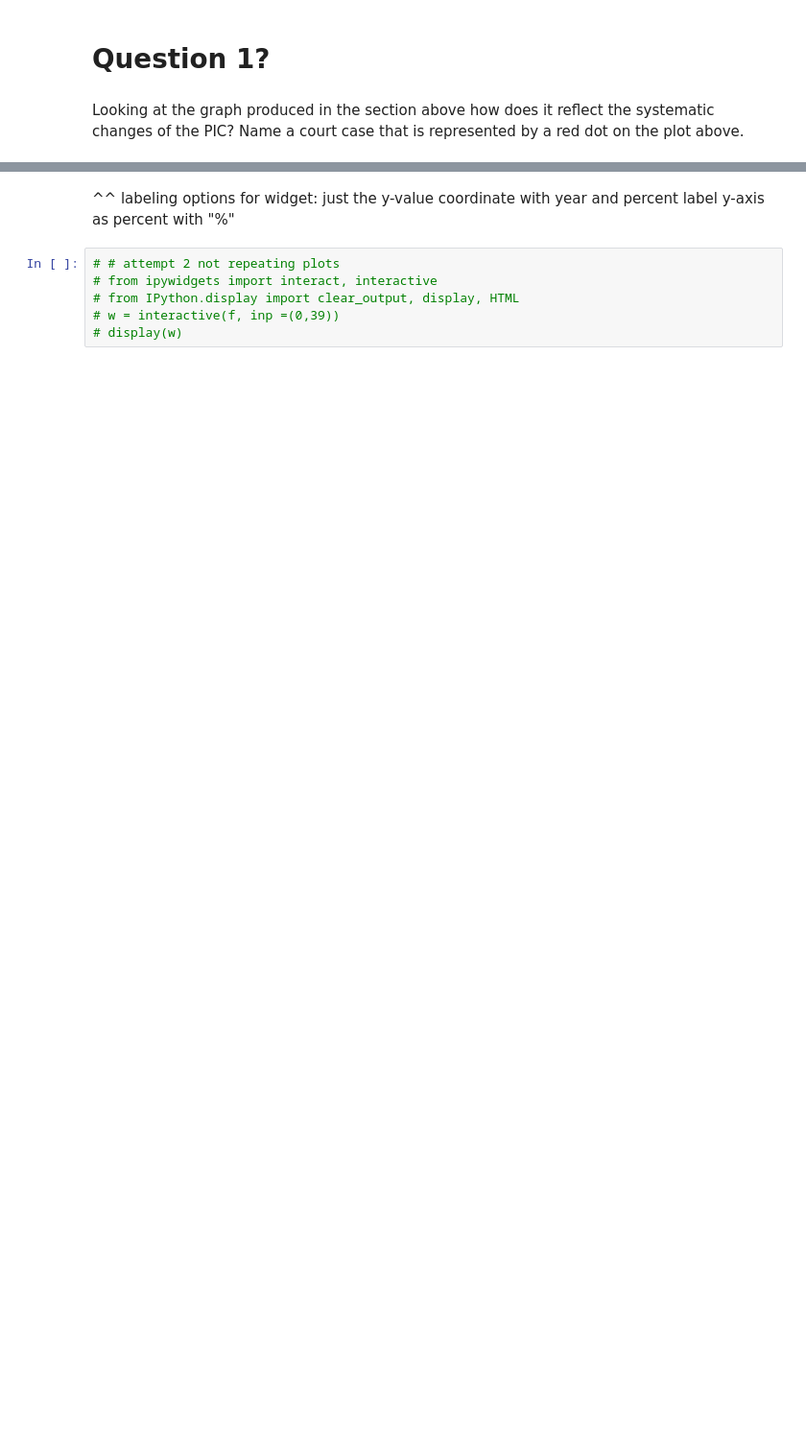
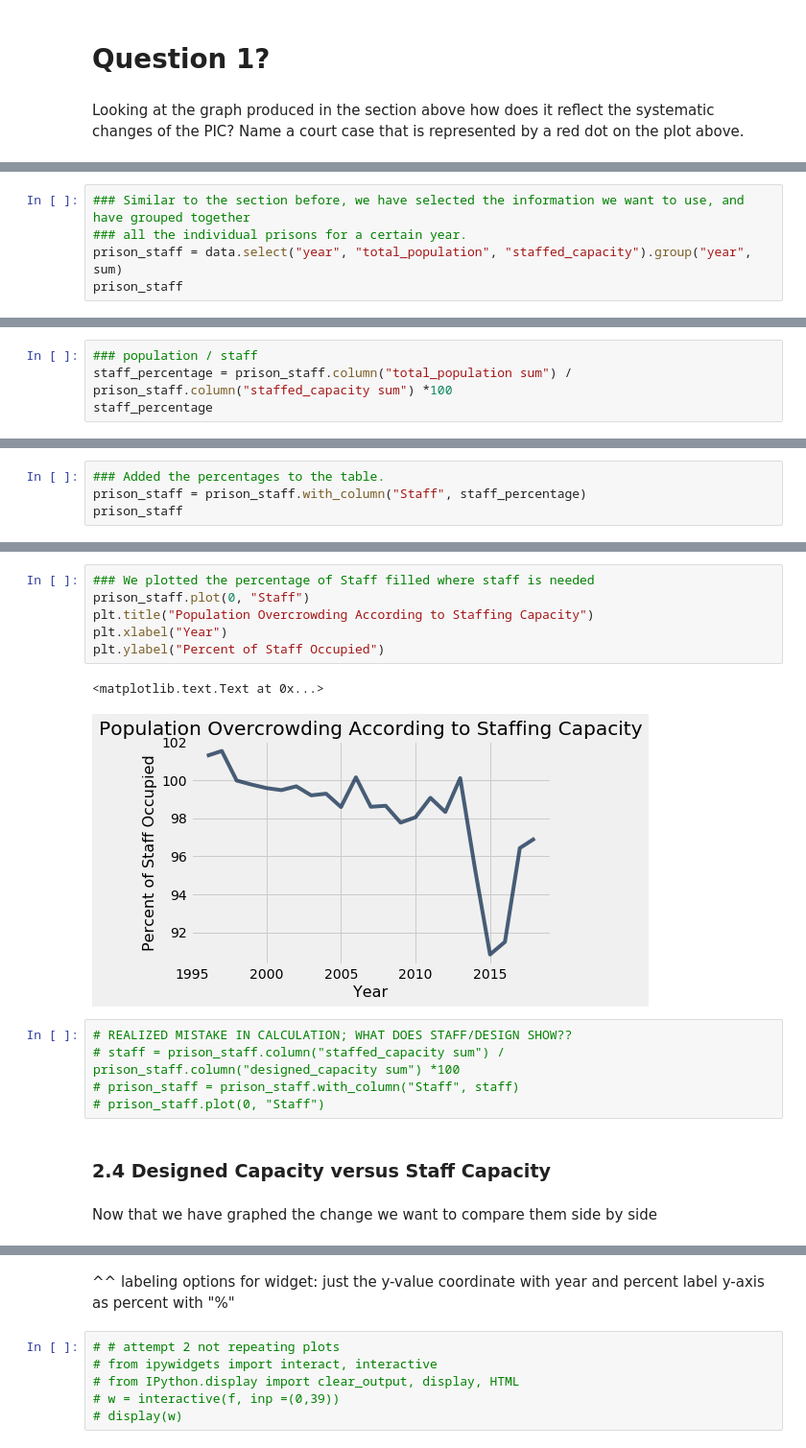
Before and after one commit to ds-modules/ES-21AC-SP19, a Jupyter notebook: incarceration.ipynb, the cells around one changed output, grey strips where cells are left out. Shown: that part at 96% size. Cells and saved outputs as stored; diff of their text form; blank space fills up the shorter version.

```diff
--- a/incarceration.ipynb
+++ b/incarceration.ipynb
@@ -222,0 +277,5 @@ y.plot(0, "Staff")
+# %%
+### Similar to the section before, we have selected the information we want to use, and have grouped together
+### all the individual prisons for a certain year.
+prison_staff = data.select("year", "total_population", "staffed_capacity").group("year", sum)
+prison_staff
@@ -222,0 +295,4 @@ y.plot(0, "Staff")
+# %%
+### population / staff
+staff_percentage = prison_staff.column("total_population sum") / prison_staff.column("staffed_capacity sum") *100
+staff_percentage
@@ -222,0 +306,4 @@ y.plot(0, "Staff")
+# %%
+### Added the percentages to the table.
+prison_staff = prison_staff.with_column("Staff", staff_percentage)
+prison_staff
@@ -222,0 +323,18 @@ y.plot(0, "Staff")
+# %%
+### We plotted the percentage of Staff filled where staff is needed
+prison_staff.plot(0, "Staff")
+plt.title("Population Overcrowding According to Staffing Capacity")
+plt.xlabel("Year")
+plt.ylabel("Percent of Staff Occupied")
+# %% [output]
+<matplotlib.text.Text at 0x...>
+[figure, added]
+# %%
+# REALIZED MISTAKE IN CALCULATION; WHAT DOES STAFF/DESIGN SHOW??
+# staff = prison_staff.column("staffed_capacity sum") / prison_staff.column("designed_capacity sum") *100
+# prison_staff = prison_staff.with_column("Staff", staff)
+# prison_staff.plot(0, "Staff")
+# %% [markdown]
+### 2.4 Designed Capacity versus Staff Capacity
+# %% [markdown]
+Now that we have graphed the change we want to compare them side by side
```
Also changed, not shown: parts of 47 cells of this notebook.
